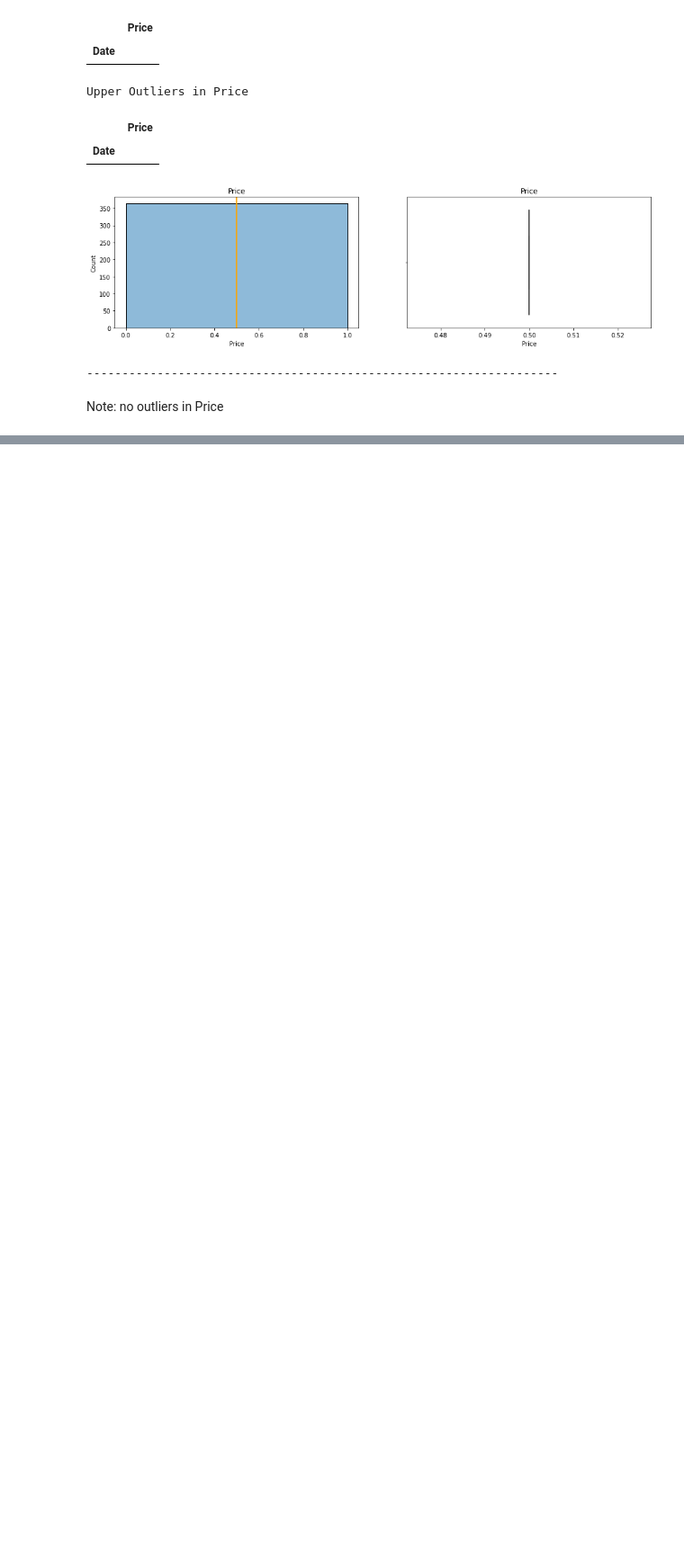
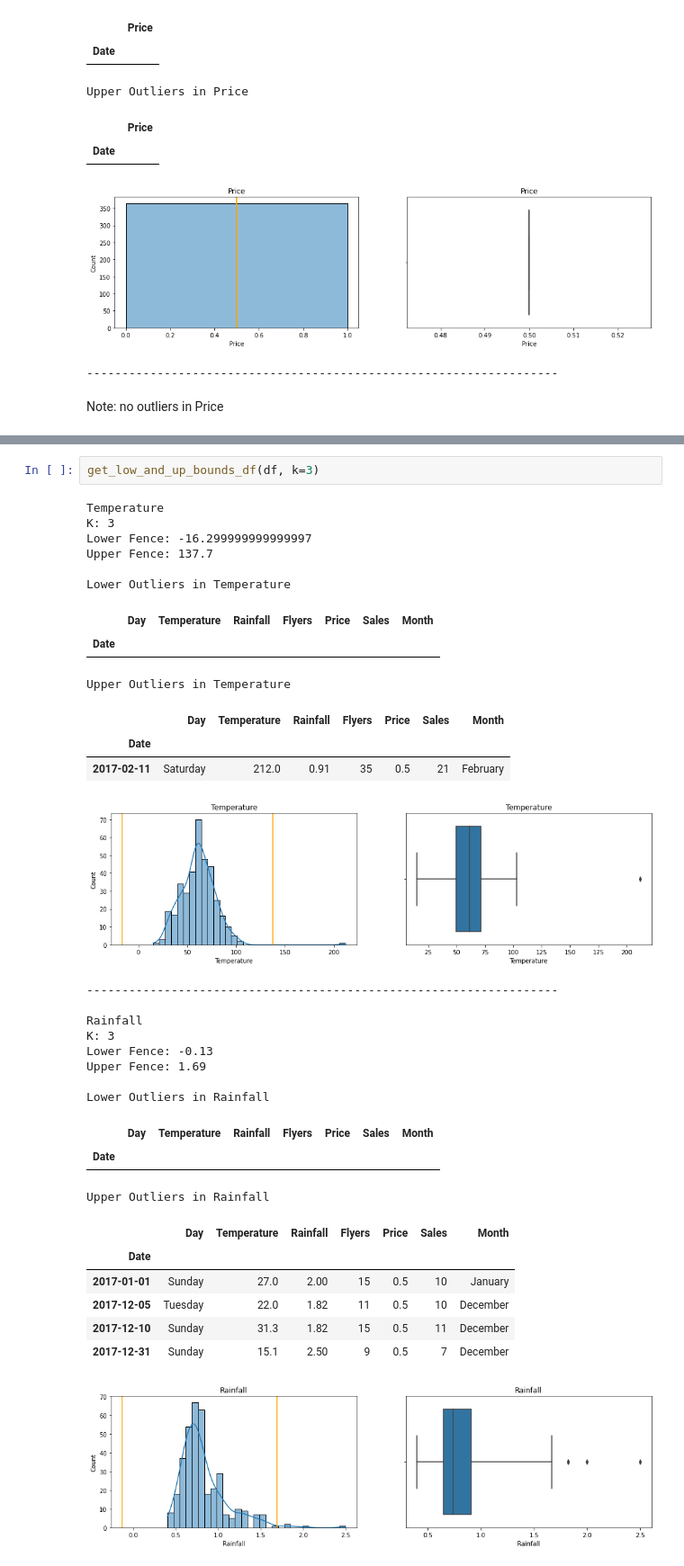
Before and after one commit to Olivert75/anomaly-detection-exercises, a Jupyter notebook: continuous_probabilistic_methods.ipynb, the cells around one changed output, grey strips where cells are left out. Shown at 90% size. Saved outputs shown, nothing was run; the diff lists cells and outputs as text; blank space fills up the shorter version.

```diff
--- a/continuous_probabilistic_methods.ipynb
+++ b/continuous_probabilistic_methods.ipynb
@@ -257,0 +451,34 @@ Note: no outliers in Price
+# %%
+get_low_and_up_bounds_df(df, k=3)
+# %% [output]
+Temperature
+K: 3
+Lower Fence: -16.299999999999997
+Upper Fence: 137.7
+
+Lower Outliers in Temperature
+|  | Day | Temperature | Rainfall | Flyers | Price | Sales | Month |
+| Date |  |  |  |  |  |  |  |
+Upper Outliers in Temperature
+|  | Day | Temperature | Rainfall | Flyers | Price | Sales | Month |
+| Date |  |  |  |  |  |  |  |
+| 2017-02-11 | Saturday | 212.0 | 0.91 | 35 | 0.5 | 21 | February |
+[figure, added]
+-------------------------------------------------------------------
+
+Rainfall
+K: 3
+Lower Fence: -0.13
+Upper Fence: 1.69
+
+Lower Outliers in Rainfall
+|  | Day | Temperature | Rainfall | Flyers | Price | Sales | Month |
+| Date |  |  |  |  |  |  |  |
+Upper Outliers in Rainfall
+|  | Day | Temperature | Rainfall | Flyers | Price | Sales | Month |
+| Date |  |  |  |  |  |  |  |
+| 2017-01-01 | Sunday | 27.0 | 2.00 | 15 | 0.5 | 10 | January |
+| 2017-12-05 | Tuesday | 22.0 | 1.82 | 11 | 0.5 | 10 | December |
+| 2017-12-10 | Sunday | 31.3 | 1.82 | 15 | 0.5 | 11 | December |
+| 2017-12-31 | Sunday | 15.1 | 2.50 | 9 | 0.5 | 7 | December |
+[figure, added]
```
Also changed, not shown: parts of 33 cells of this notebook.
